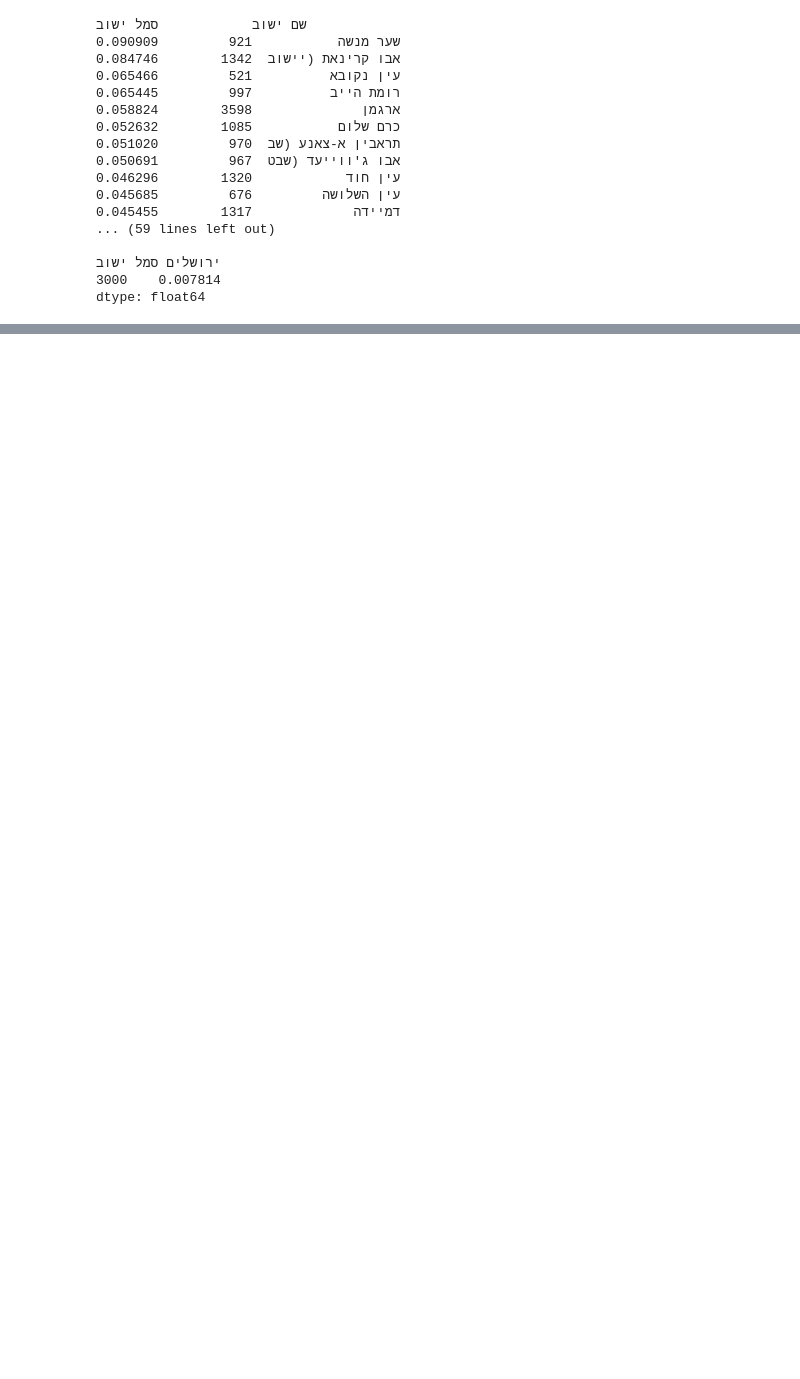
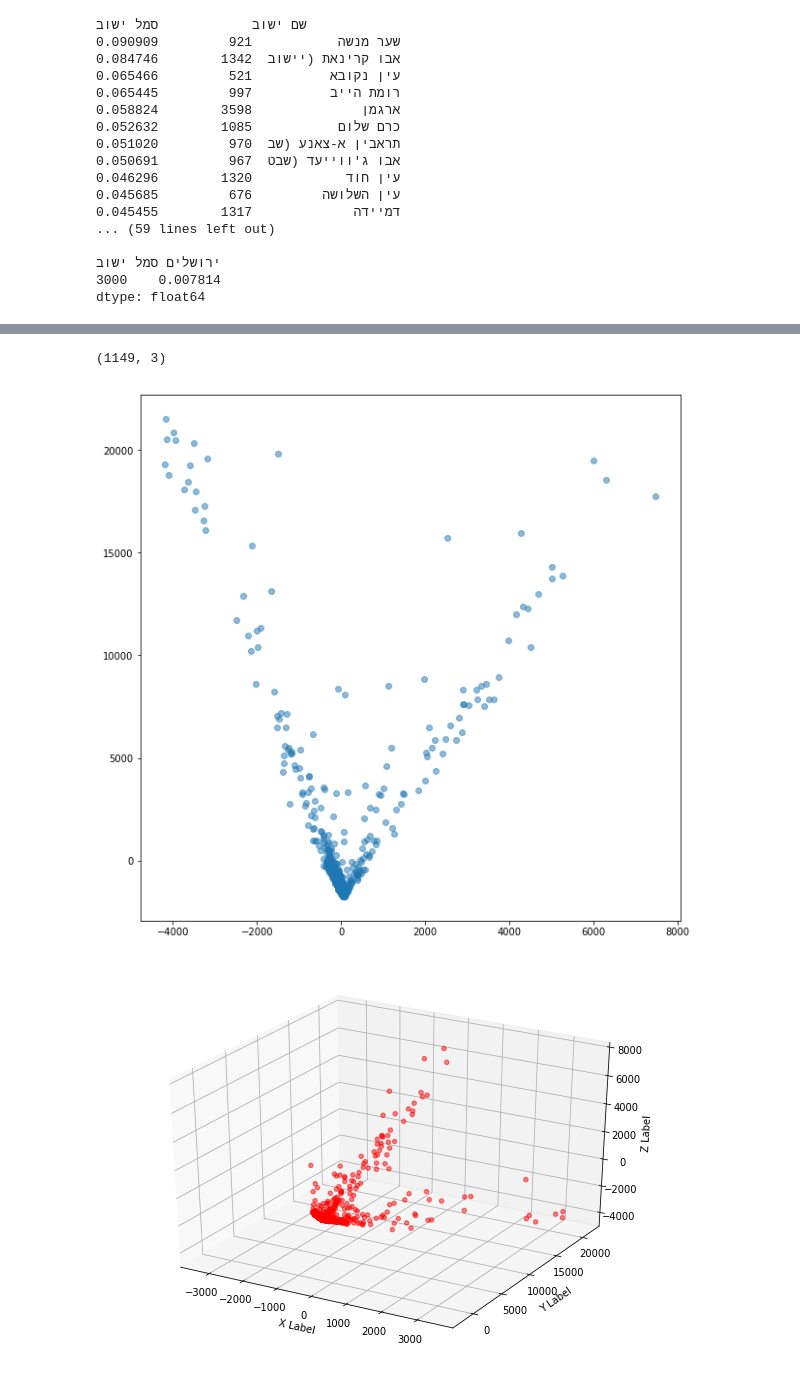
Before and after one commit to alexeyvasy/knesset-elections, a Jupyter notebook: Knesset Elections - Final Project.ipynb, the cells around one changed output, grey strips where cells are left out. Saved outputs shown, nothing was run; the diff lists cells and outputs as text; code cells hidden in the pictures; blank space fills up the shorter version.

```diff
--- a/Knesset Elections - Final Project.ipynb
+++ b/Knesset Elections - Final Project.ipynb
@@ -387,0 +454,28 @@ dtype: float64
+# %%
+from sklearn.decomposition import PCA
+
+pca = PCA(n_components=3)
+X_new = pca.fit_transform(X[y==0])
+
+
+plt.figure(figsize=(10,10))
+plt.scatter(X_new[:,1], X_new[:,0], alpha=0.5)
+
+print(X_new.shape)
+
+from mpl_toolkits.mplot3d import Axes3D
+
+fig = plt.figure(figsize=(10,7))
+ax = fig.add_subplot(111, projection='3d')
+
+ax.scatter(X_new[:,2], X_new[:,0], X_new[:,1], c='r', marker='o', alpha=0.5)
+
+ax.set_xlabel('X Label')
+ax.set_ylabel('Y Label')
+ax.set_zlabel('Z Label')
+
+plt.show()
+# %% [output]
+(1149, 3)
+[figure, added]
+[figure, added]
```
Also changed, not shown: parts of 4 cells of this notebook.
